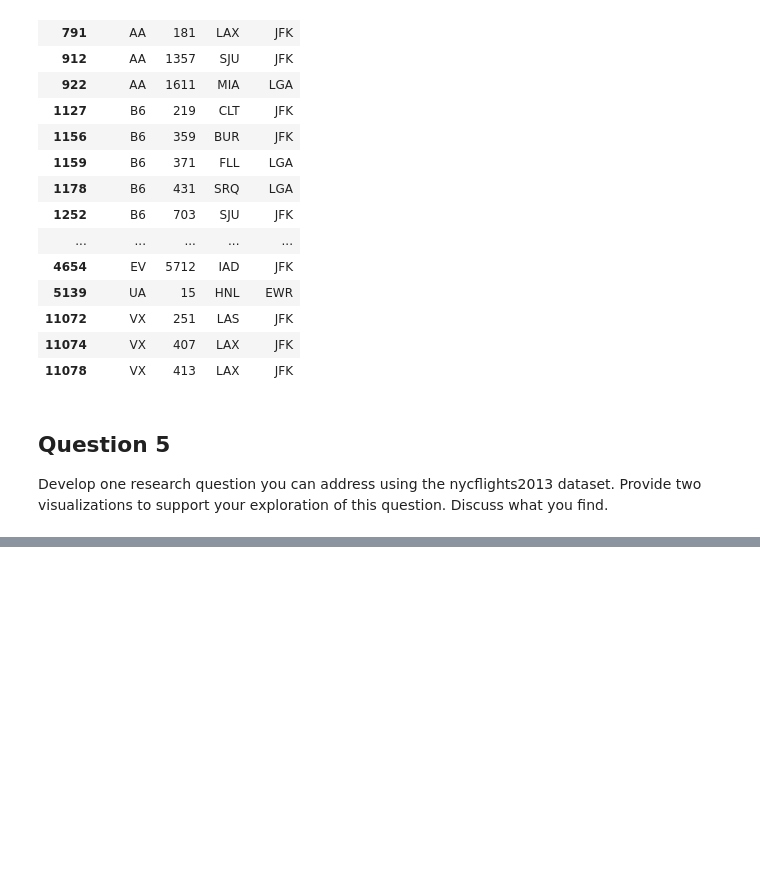
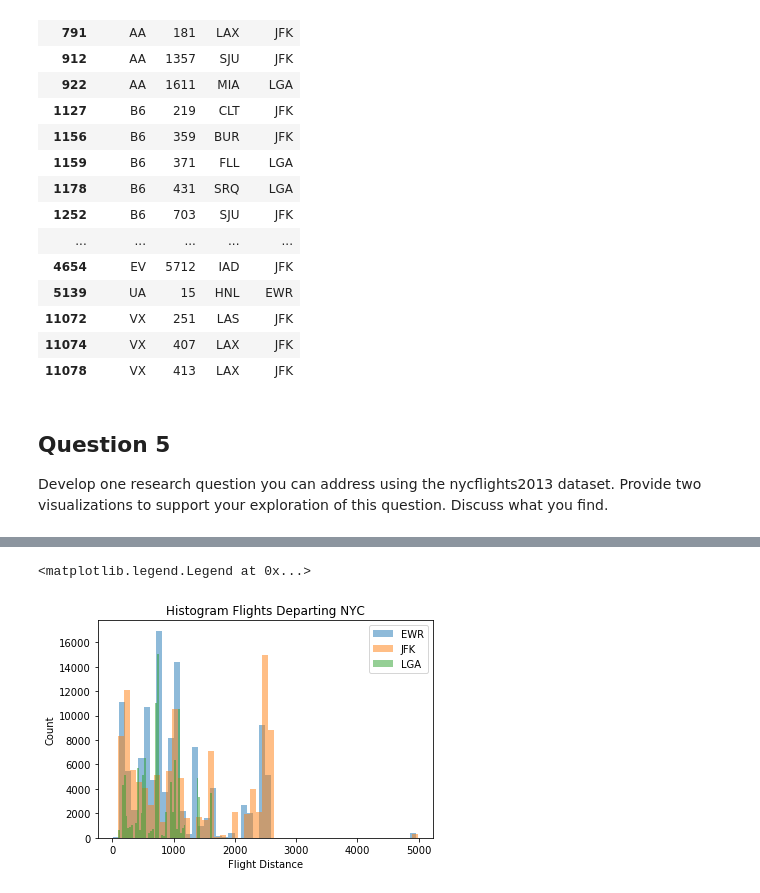
Before and after one commit to Naif6003/LearningJournal, a Jupyter notebook: Python/MachineLearning_Problems/ProblemSet_01/Weather_Airlines_Questions.ipynb, the cells around one changed output, grey strips where cells are left out. Drawn from its saved outputs; the diff is of its cells as text; code cells hidden in the pictures; blank space fills up the shorter version.

```diff
--- a/Python/MachineLearning_Problems/ProblemSet_01/Weather_Airlines_Questions.ipynb
+++ b/Python/MachineLearning_Problems/ProblemSet_01/Weather_Airlines_Questions.ipynb
@@ -304,0 +332,22 @@ Develop one research question you can address using the nycflights2013 dataset.
+# %%
+# Create a series containing distance for each of the origin airports by filtering on origin
+
+flights_EWR = flights_df['distance'][flights_df['origin']== 'EWR']
+flights_JFK = flights_df['distance'][flights_df['origin']== 'JFK']
+flights_LGA = flights_df['distance'][flights_df['origin']== 'LGA']
+
+# Plot a histogram for each of the above series, and overlay on same plot to see comparison
+plt.hist(flights_EWR.values, 50, alpha=0.5, label='EWR')
+
+plt.hist(flights_JFK.values, 50, alpha=0.5, label='JFK')
+
+plt.hist(flights_LGA.values, 50, alpha=0.5, label='LGA')
+
+# Add labels for clarity
+plt.xlabel('Flight Distance')
+plt.ylabel('Count')
+plt.title(r'Histogram Flights Departing NYC')
+plt.legend(loc='upper right')
+# %% [output]
+<matplotlib.legend.Legend at 0x...>
+[figure, added]
```
Also changed, not shown: parts of 7 cells of this notebook, 3 other files.
